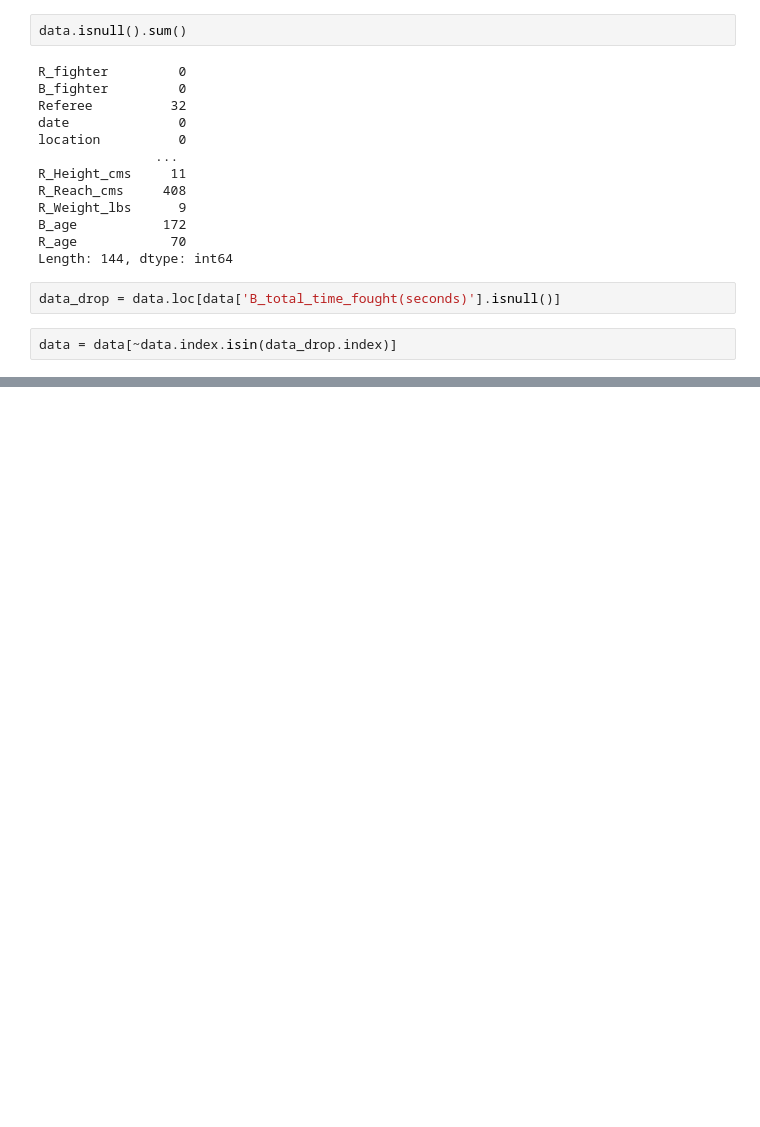
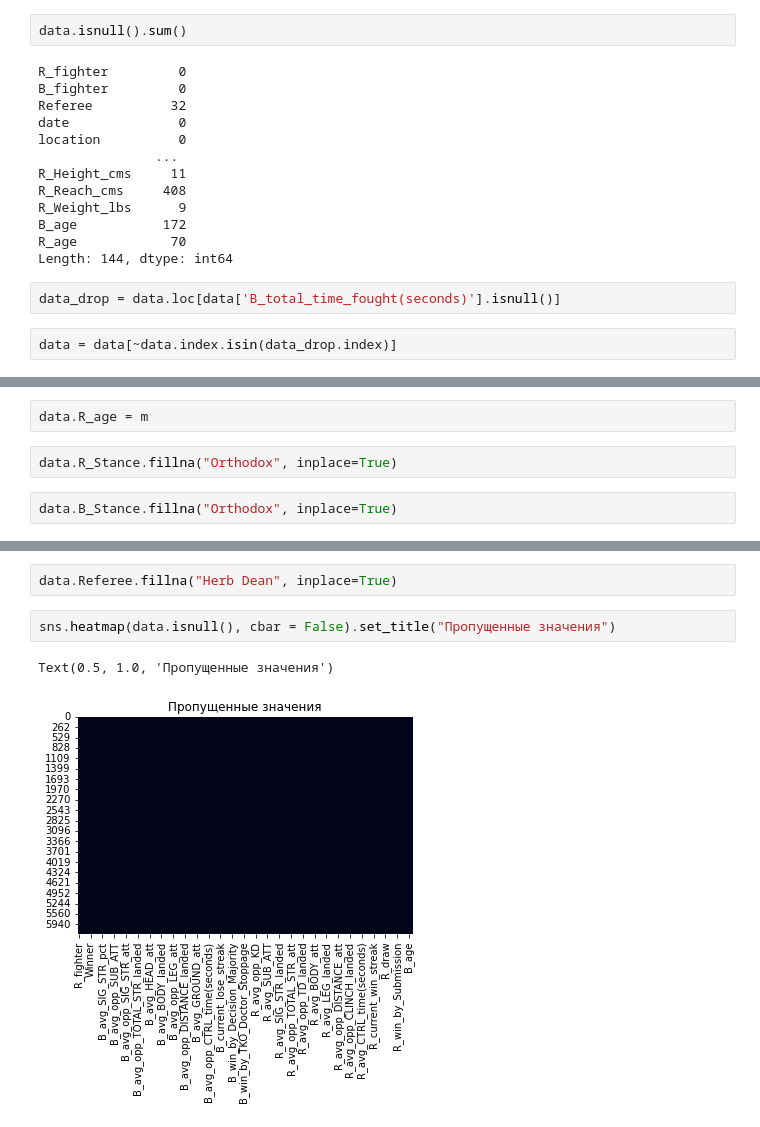
Before and after one commit to matyuha-sergej/ML-UFC, a Jupyter notebook: UFC270-predication.ipynb, the cells around one changed output, grey strips where cells are left out. Drawn from its saved outputs; the diff is of its cells as text; blank space fills up the shorter version.

```diff
--- a/UFC270-predication.ipynb
+++ b/UFC270-predication.ipynb
@@ -98,0 +108,6 @@ data = data[~data.index.isin(data_drop.index)]
+# %%
+data.R_age = m
+# %%
+data.R_Stance.fillna("Orthodox", inplace=True)
+# %%
+data.B_Stance.fillna("Orthodox", inplace=True)
@@ -99,3 +129,10 @@ data = data[~data.index.isin(data_drop.index)]
+# %%
+data.Referee.fillna("Herb Dean", inplace=True)
+# %%
+sns.heatmap(data.isnull(), cbar = False).set_title("Пропущенные значения")
+# %% [output]
+Text(0.5, 1.0, 'Пропущенные значения')
+[figure, added]
 # %%
 data.isnull().sum()
 # %% [output]
```
Also changed, not shown: parts of 36 cells of this notebook.
